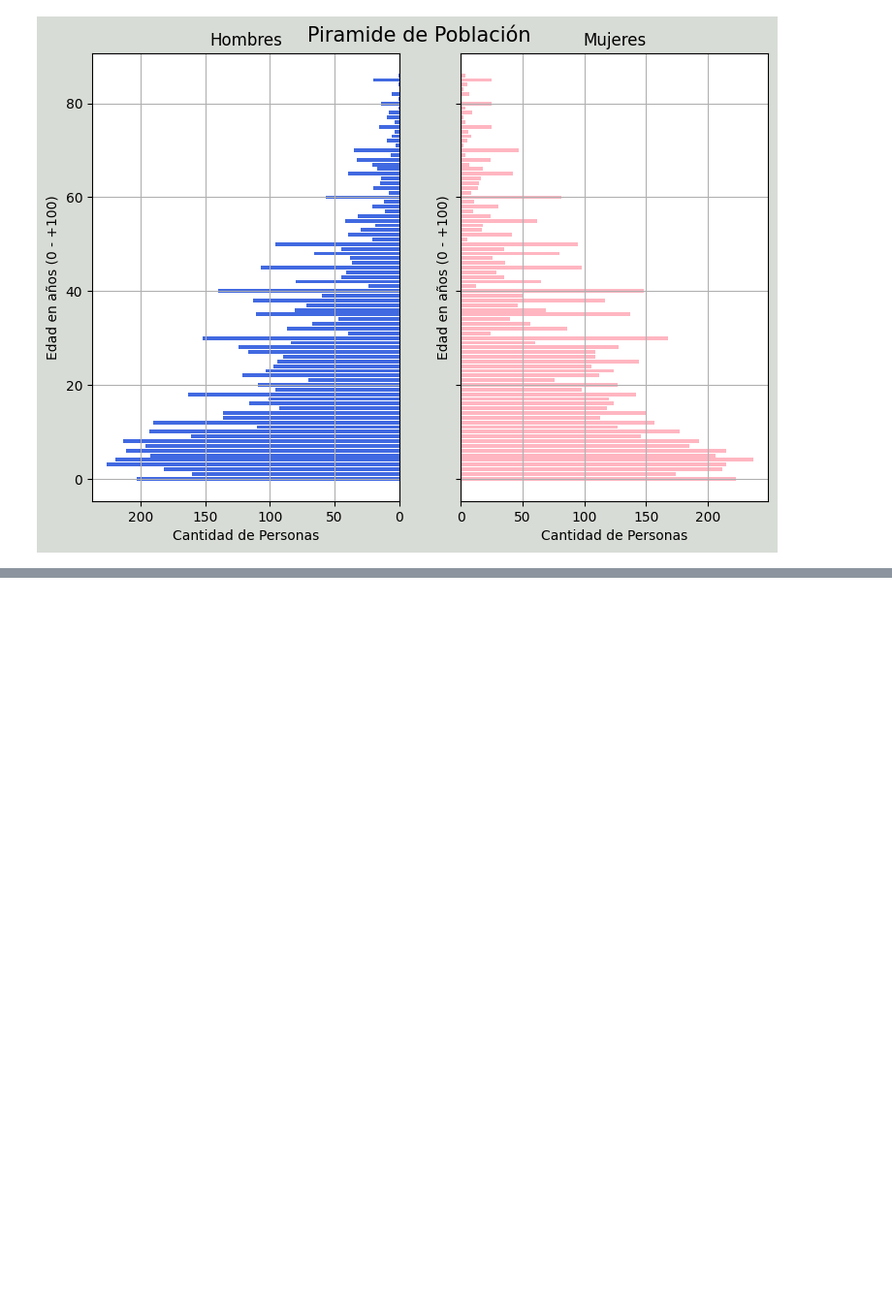
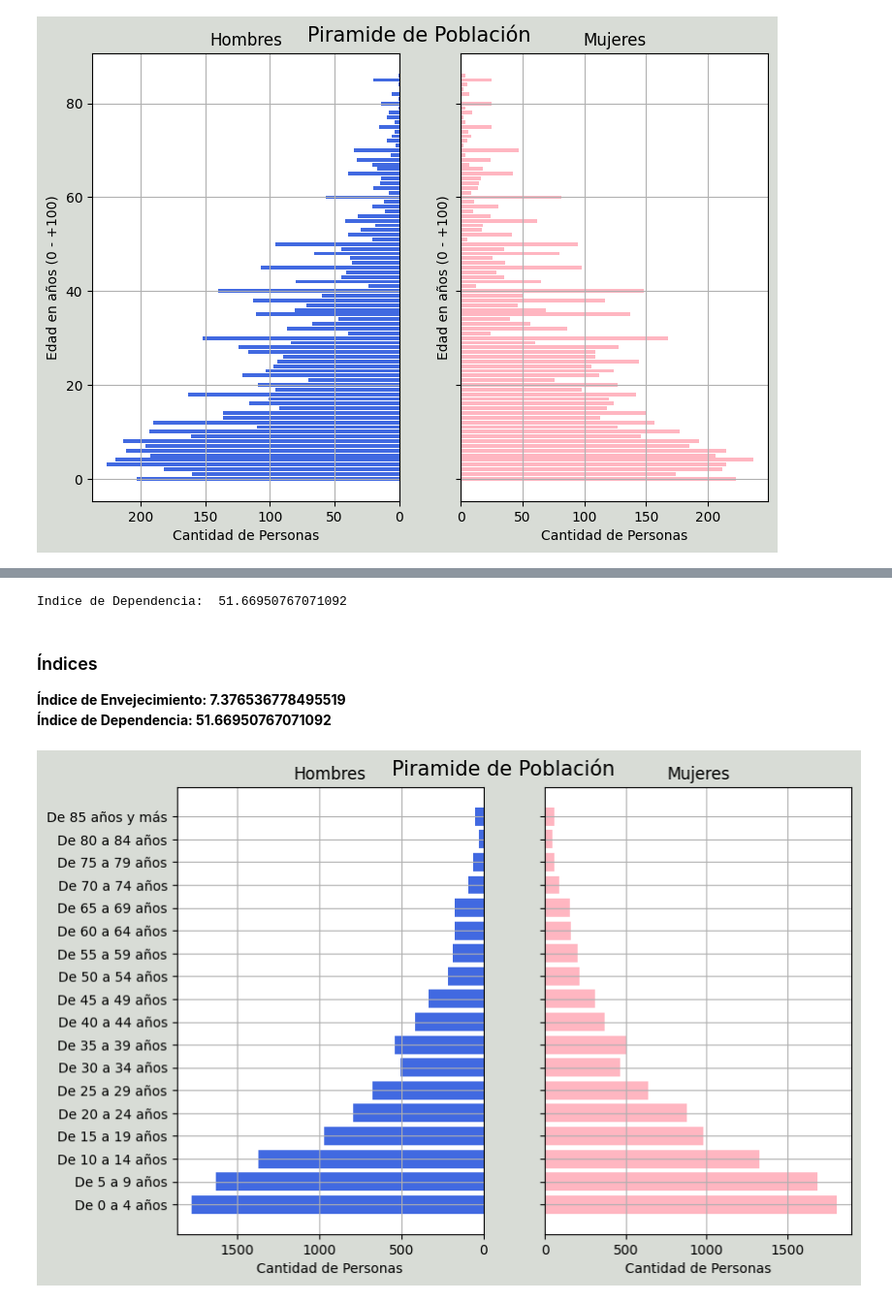
Before and after one commit to galigaribaldi/EconomiaMaestria, a Jupyter notebook: Ejercicio 1.ipynb, the cells around one changed output, grey strips where cells are left out. Shown: that part at 97% size. Drawn from its saved outputs; the diff is of its cells as text; code cells hidden in the pictures; blank space fills up the shorter version.

```diff
--- a/Ejercicio 1.ipynb
+++ b/Ejercicio 1.ipynb
@@ -305,0 +534,9 @@ plt.show()
+# %%
+df_q = pd.read_excel("Data_Economia_urbana/POBLACION/cgp70_mex_poblacion_cambiado.xlsx", sheet_name = "CGP70_Mex_Pob3_quinquenales")
+df_q.fillna(0)
+df_quinquenales = df_q[
+    (df_q['Municipio']=='Chimalhuacán') &
+    (df_q['Grupos_quinquenales_de_edad']!='Total') &
+    (df_q['Grupos_quinquenales_de_edad']!='Edad no indicada')
+    ]
+df_quinquenales
@@ -305,0 +583,55 @@ plt.show()
+# %%
+### Indice de Dependencia
+df_filtrados_envejecimiento_Enmedio = df_quinquenales[
+    (df_quinquenales['Grupos_quinquenales_de_edad']!='De 0 a 4 años') |
+    (df_quinquenales['Grupos_quinquenales_de_edad']!='De 5 a 9 años') |
+    (df_quinquenales['Grupos_quinquenales_de_edad']!='De 10 a 14 años') |
+    (df_quinquenales['Grupos_quinquenales_de_edad']!='De 65 a 69 años') | (df_quinquenales['Grupos_quinquenales_de_edad']!='De 70 a 74 años') |
+    (df_quinquenales['Grupos_quinquenales_de_edad']!='De 75 a 79 años') | (df_quinquenales['Grupos_quinquenales_de_edad']!='De 80 a 84 años') |
+    (df_quinquenales['Grupos_quinquenales_de_edad']!='De 85 a 94 años') | (df_quinquenales['Grupos_quinquenales_de_edad']!='De 95 años y más')
+    ]
+IDependencia = float((
+    ((df_filtrados_envejecimiento_Arriba["Poblacion_Hombres"].sum() + df_filtrados_envejecimiento_Arriba["Poblacion_Mujeres"].sum()) +
+    (df_filtrados_envejecimiento_Abajo["Poblacion_Hombres"].sum() +df_filtrados_envejecimiento_Abajo["Poblacion_Mujeres"].sum())) /
+    (df_filtrados_envejecimiento_Enmedio["Poblacion_Hombres"].sum()+ df_filtrados_envejecimiento_Enmedio["Poblacion_Mujeres"].sum())
+            )*100)
+print("Indice de Dependencia: ", IDependencia)
+# %% [output]
+Indice de Dependencia:  51.66950767071092
+# %% [markdown]
+### Índices
+**Índice de Envejecimiento: 7.376536778495519**
+**Índice de Dependencia: 51.66950767071092**
+# %%
+#definir límites para x and y
+y = range(0, len(df_quinquenales))
+x_male = df_quinquenales['Poblacion_Hombres']
+x_female = df_quinquenales['Poblacion_Mujeres']
+
+#define los parámetros de la trama
+fig, axes = plt.subplots(ncols=2, sharey=True, figsize=(9, 6))
+
+#especifique el color de fondo y el título de la trama
+fig.patch.set_facecolor('xkcd:light grey')
+plt.figtext(.5,.9,"Piramide de Población", fontsize=15, ha='center')
+
+x_male = df_quinquenales['Poblacion_Hombres']
+x_female = df_quinquenales['Poblacion_Mujeres']#definir barras masculinas y femeninas
+axes[0].barh(y, x_male, align='center', color='royalblue')
+axes[0].set(title='Hombres')
+axes[1].barh(y, x_female, align='center', color='lightpink')
+axes[1].set(title='Mujeres')
+
+# ajuste los parámetros de la cuadrícula y especifique etiquetas para el eje y
+axes[1].grid()
+axes[0].set(yticks=y, yticklabels=df_quinquenales['Grupos_quinquenales_de_edad'])
+axes[0].invert_xaxis()
+axes[0].grid()
+
+# Etiquetas
+axes[0].set_xlabel("Cantidad de Personas")
+axes[1].set_xlabel("Cantidad de Personas")
+#display plot
+plt.show()
+# %% [output]
+[figure, added]
```
Also changed, not shown: parts of 54 cells of this notebook, 6 other files.
